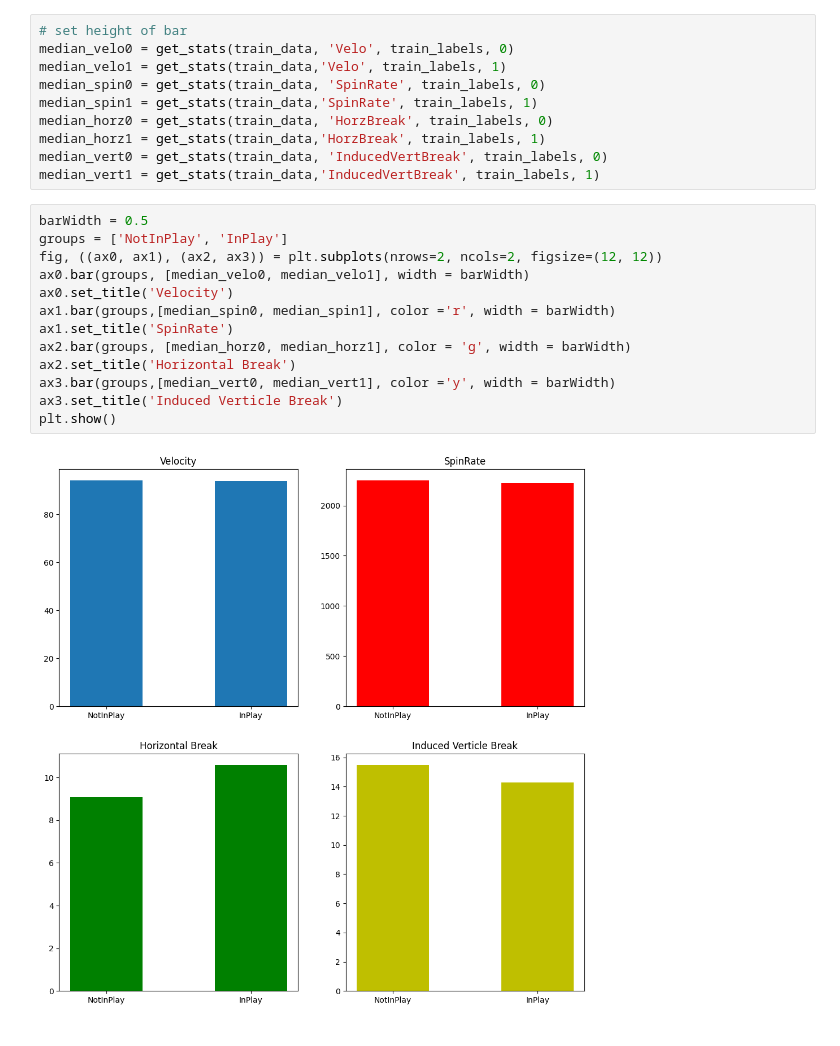
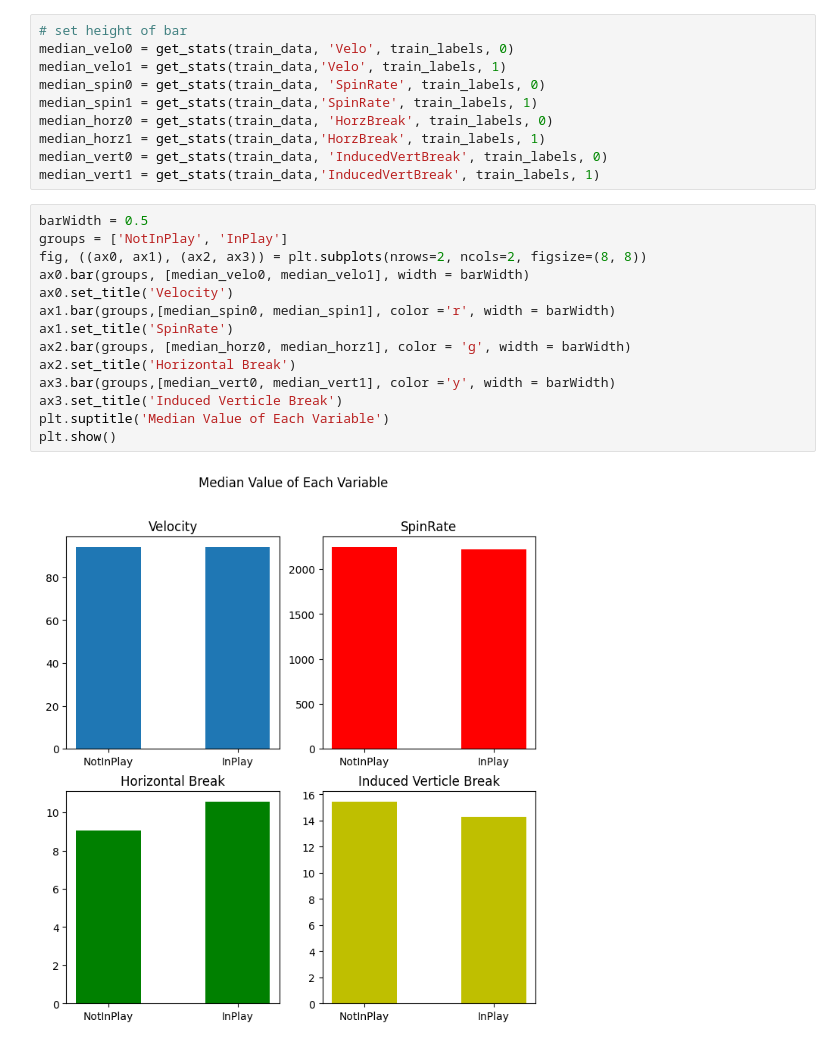
Before and after one commit to emmaritcey/BaseballExercise, a Jupyter notebook: EDA.ipynb, the cells around one changed output. Saved outputs shown, nothing was run; the diff lists cells and outputs as text.

```diff
--- a/EDA.ipynb
+++ b/EDA.ipynb
@@ -109,15 +109,16 @@ median_vert1 = get_stats(train_data,'InducedVertBreak', train_labels, 1)
 # %%
 barWidth = 0.5
 groups = ['NotInPlay', 'InPlay']
-fig, ((ax0, ax1), (ax2, ax3)) = plt.subplots(nrows=2, ncols=2, figsize=(12, 12))
+fig, ((ax0, ax1), (ax2, ax3)) = plt.subplots(nrows=2, ncols=2, figsize=(8, 8))
 ax0.bar(groups, [median_velo0, median_velo1], width = barWidth)
 ax0.set_title('Velocity')
 ax1.bar(groups,[median_spin0, median_spin1], color ='r', width = barWidth)
 ax1.set_title('SpinRate')
 ax2.bar(groups, [median_horz0, median_horz1], color = 'g', width = barWidth)
 ax2.set_title('Horizontal Break')
 ax3.bar(groups,[median_vert0, median_vert1], color ='y', width = barWidth)
 ax3.set_title('Induced Verticle Break')
+plt.suptitle('Median Value of Each Variable')
 plt.show()
 # %% [output]
-[figure, old version]
+[figure, new version]
```
